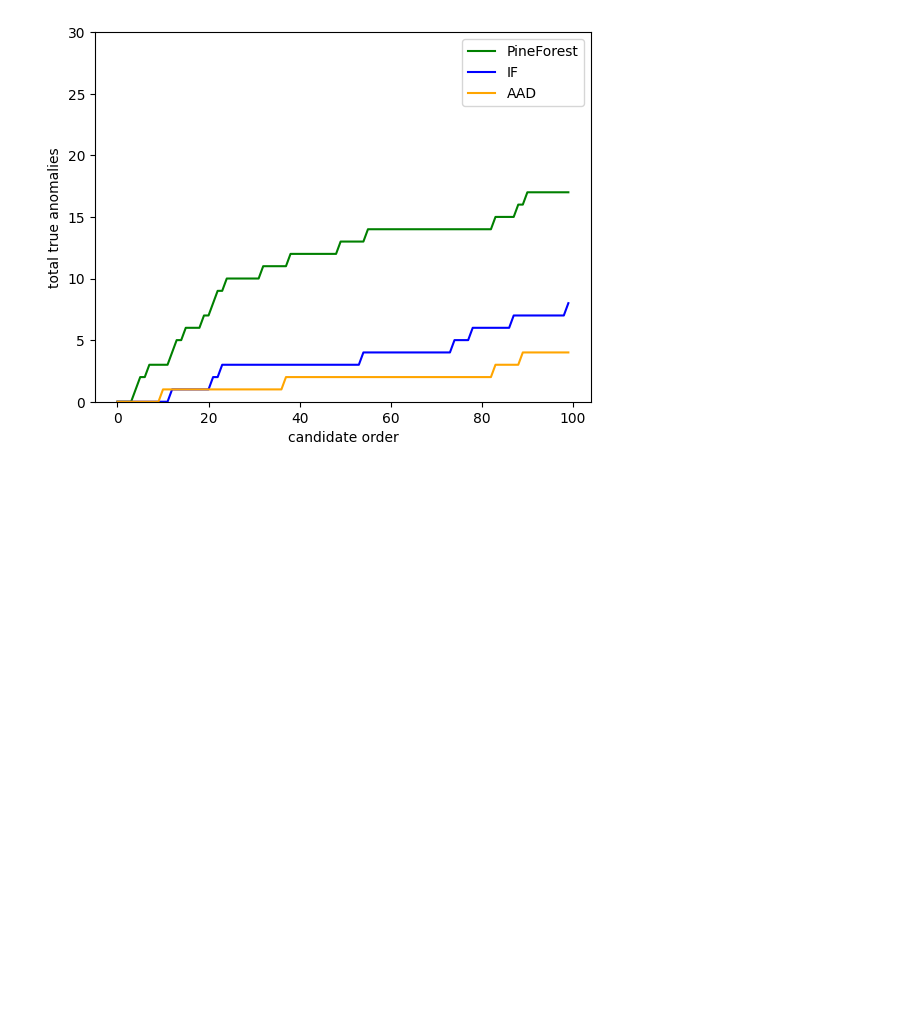
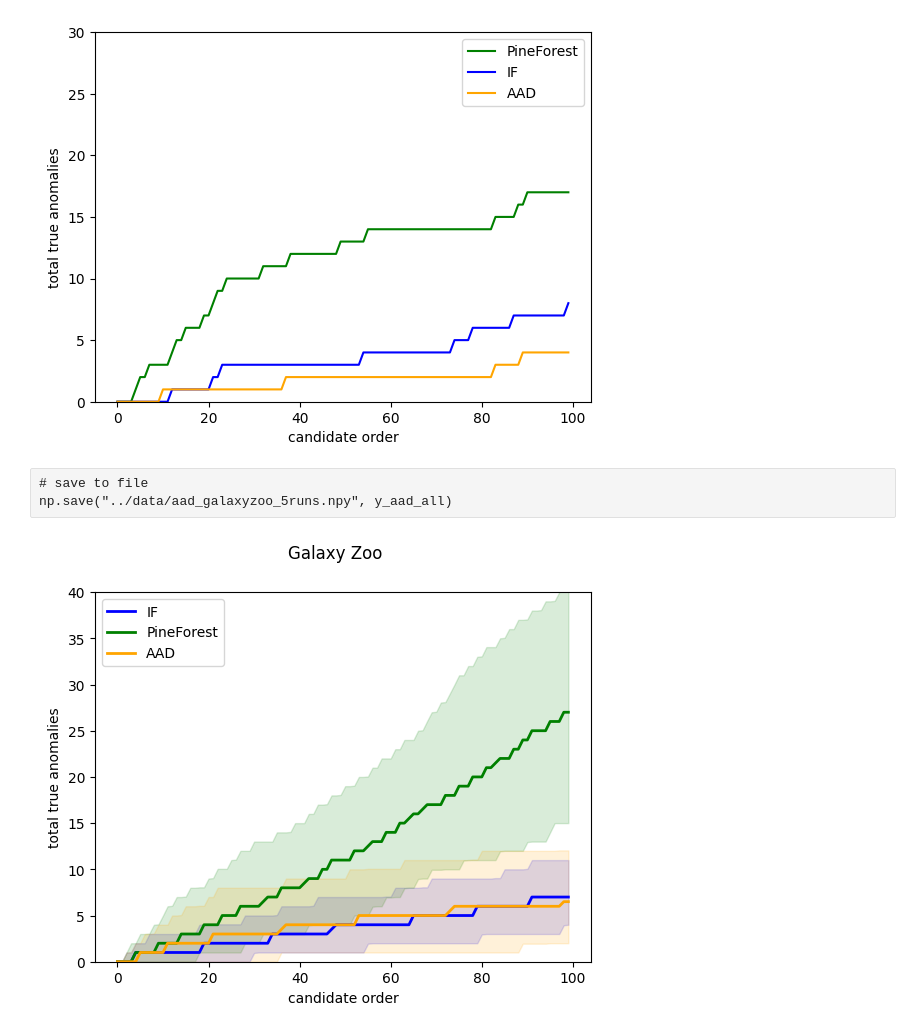
Before and after one commit to emilleishida/test_pineforest, a Jupyter notebook: notebooks/galaxyzoo.ipynb, the cells around one changed output. Saved outputs shown, nothing was run; the diff lists cells and outputs as text; code cells hidden in the pictures; blank space fills up the shorter version.

Commit message:
add final AAD run for galaxyzoo

```diff
--- a/notebooks/galaxyzoo.ipynb
+++ b/notebooks/galaxyzoo.ipynb
@@ -223,5 +224,5 @@ np.save("../data/pine_forest_galaxyzoo_200runs.npy", y_pine_all)
 # %%
-y_pine_all = np.load('../data/pine_forest_galaxyzoo_200runs.npy')
+y_pine_all = np.load('../data/pineforest_galaxyzoo_200runs.npy')
 # %%
 # get numbers for plotting
 ymax_pine = [np.percentile(y_pine_all[:,i],95) for i in range(y_pine_all.shape[1])]
@@ -287,0 +327,29 @@ plt.savefig('galaxyzoo.png')
+# %% [raw]
+# save to file
+np.save("../data/aad_galaxyzoo_5runs.npy", y_aad_all)
+# %%
+y_aad_all = np.load('../data/aad_galaxyzoo_200runs.npy')
+# %%
+# get numbers for plotting
+ymax_aad = [np.percentile(y_aad_all[:,i],95) for i in range(y_aad_all.shape[1])]
+ymin_aad = [np.percentile(y_aad_all[:,i], 5) for i in range(y_aad_all.shape[1])]
+ymedian_aad = [np.median(y_aad_all[:,i]) for i in range(y_aad_all.shape[1])]
+# %%
+# plot intervals
+
+plt.figure()
+plt.suptitle('Galaxy Zoo')
+ax = plt.subplot(1,1,1)
+ax.plot(x, ymedian_if, color='blue', lw=2, label='IF')
+ax.plot(x, ymedian_pine, color='green', lw=2, label='PineForest')
+ax.plot(x, ymedian_aad, color='orange', lw=2, label='AAD')
+ax.fill_between(x, ymin_if, ymax_if, color='blue', alpha=0.15)
+ax.fill_between(x, ymin_pine, ymax_pine, color='green', alpha=0.15)
+ax.fill_between(x, ymin_aad, ymax_aad, color='orange', alpha=0.15)
+plt.xlabel('candidate order')
+plt.ylabel('total true anomalies')
+plt.ylim(0,40)
+plt.legend()
+plt.savefig('galaxyzoo.png')
+# %% [output]
+[figure, added]
```
Also changed, not shown: parts of 5 cells of this notebook, 3 other files.
